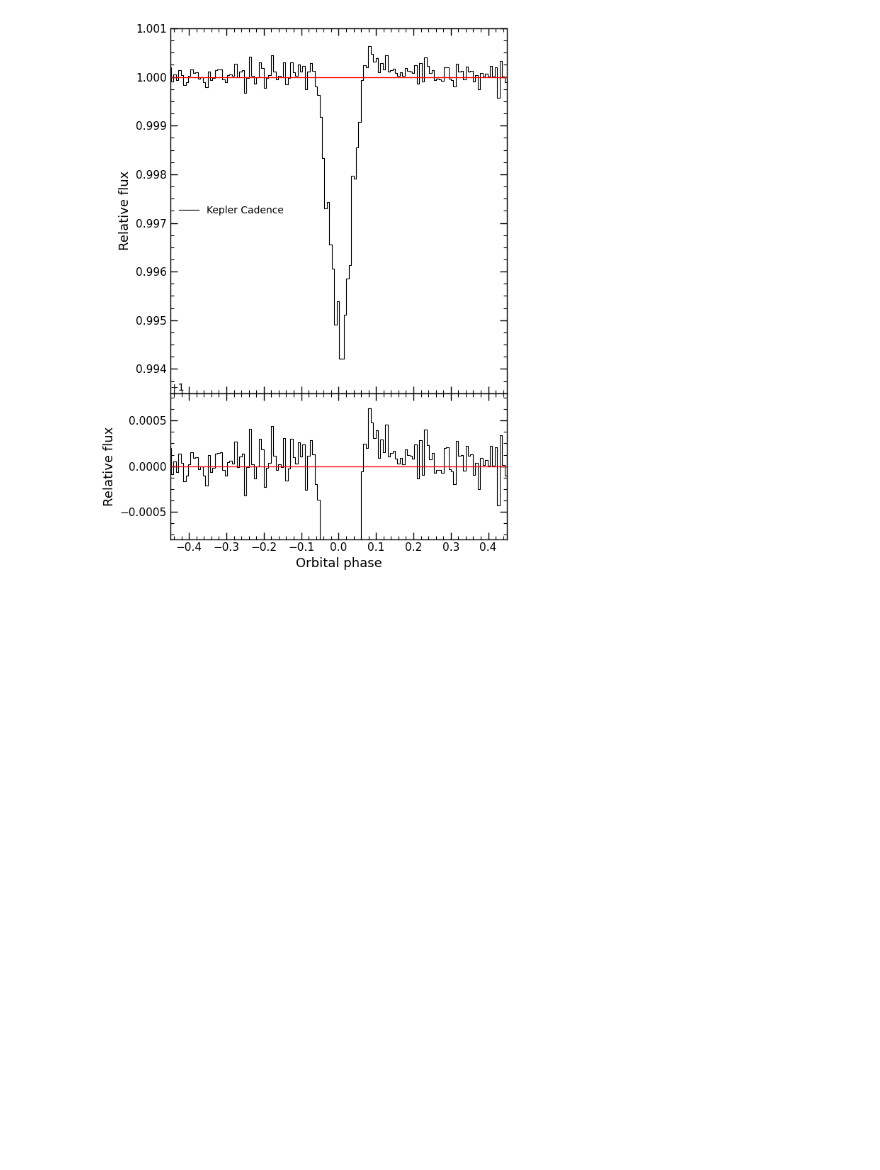
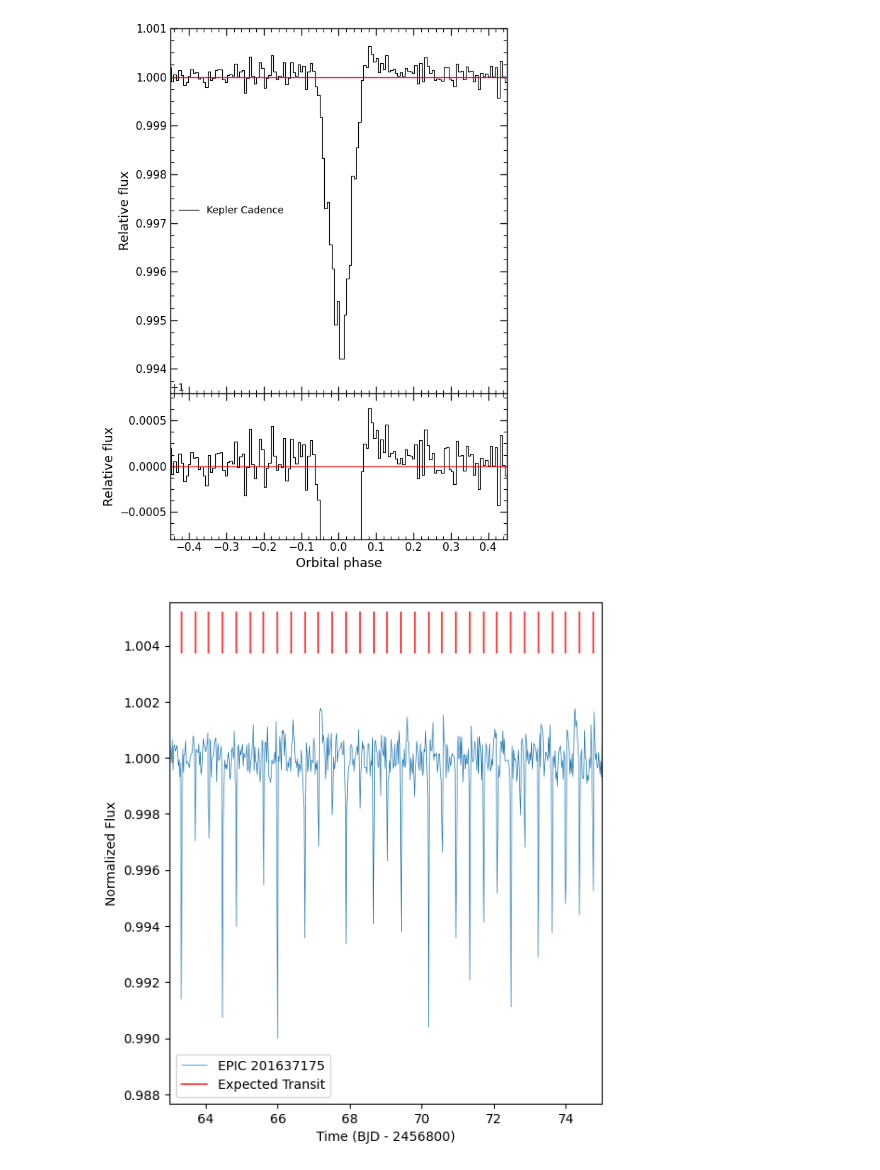
Before and after one commit to psi-dirac/psi-planet-disintegration, a Jupyter notebook: K2-22b/Re-created plots.ipynb, the cells around one changed output. Saved outputs shown, nothing was run; the diff lists cells and outputs as text; code cells hidden in the pictures; blank space fills up the shorter version.

```diff
--- a/K2-22b/Re-created plots.ipynb
+++ b/K2-22b/Re-created plots.ipynb
@@ -159,3 +130,45 @@ plt.subplots_adjust(hspace=0)
 plt.show()
 # %% [output]
 [figure]
+# %%
+# shift the actual light curve time arrays to the new BJD-2456800 frame
+# (BKJD is BJD-2454833 -> to get to BJD-2456800, subtract 1967 days)
+lc.time = lc.time - 1967*u.day
+lc_flat.time = lc_flat.time - 1967*u.day
+
+# adjust starting epoch to match
+epoch = 1978.12 - 1967
+period = 9.1457 / 24
+
+min_time, max_time = lc.time.value.min(), lc.time.value.max()
+epochs = np.arange(int((min_time - epoch) / period) - 1, int((max_time - epoch) / period) + 2)
+expected_transit_times = epoch + (epochs * period)
+
+# Filter times to only those that fall within data limits
+expected_transit_times = expected_transit_times[
+    (expected_transit_times >= min_time) & (expected_transit_times <= max_time)
+]
+
+# Plot the light curve and catch the Axes object
+fig, ax = plt.subplots(figsize=(6, 7))
+
+ax = lc_flat.plot(ax=ax)
+
+# Loop through and add vertical lines at expected transit times
+for t in expected_transit_times:
+    ax.axvline(x=t, ymin=0.98, ymax=0.9, color='red', linestyle='-', alpha=0.7, label='Expected Transit')
+
+# Prevent the legend from repeating the label
+handles, labels = ax.get_legend_handles_labels()
+by_label = dict(zip(labels, handles))
+ax.legend(by_label.values(), by_label.keys())
+
+# 3. Shift your x-limits by 1967 days to match the new window
+# (Original 2025 to 2037 BKJD becomes 58 to 70 in BJD-2456800)
+plt.xlim(2030 - 1967, 2042 - 1967)
+plt.xlabel("Time (BJD - 2456800)") # Explicitly update the label for clarity
+plt.show()
+
+#check the shifting of the graph
+# %% [output]
+[figure, added]
```
Also changed, not shown: parts of 2 cells of this notebook.
